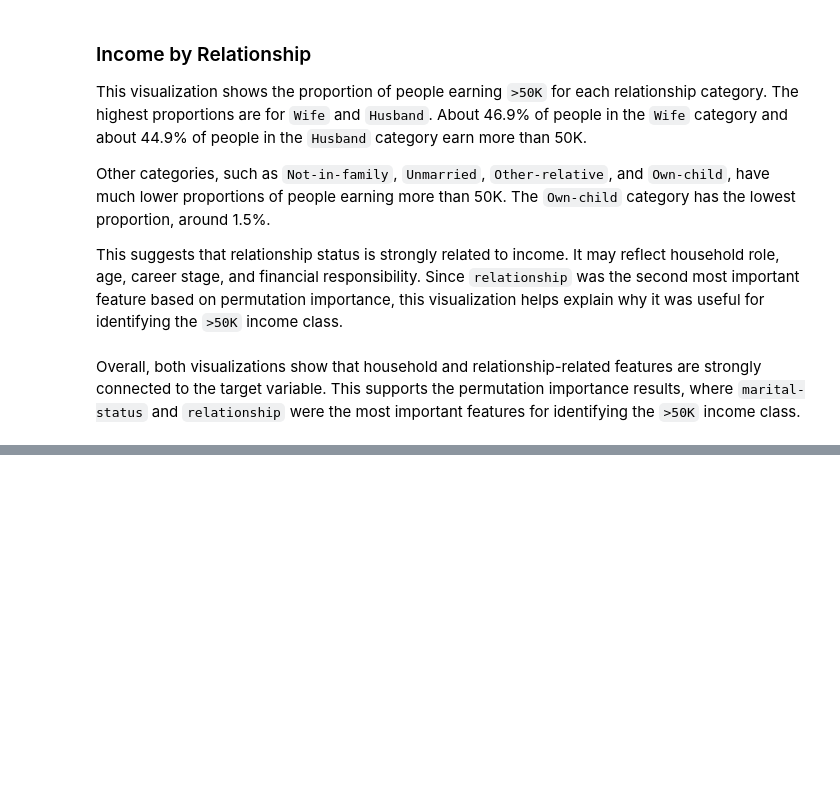
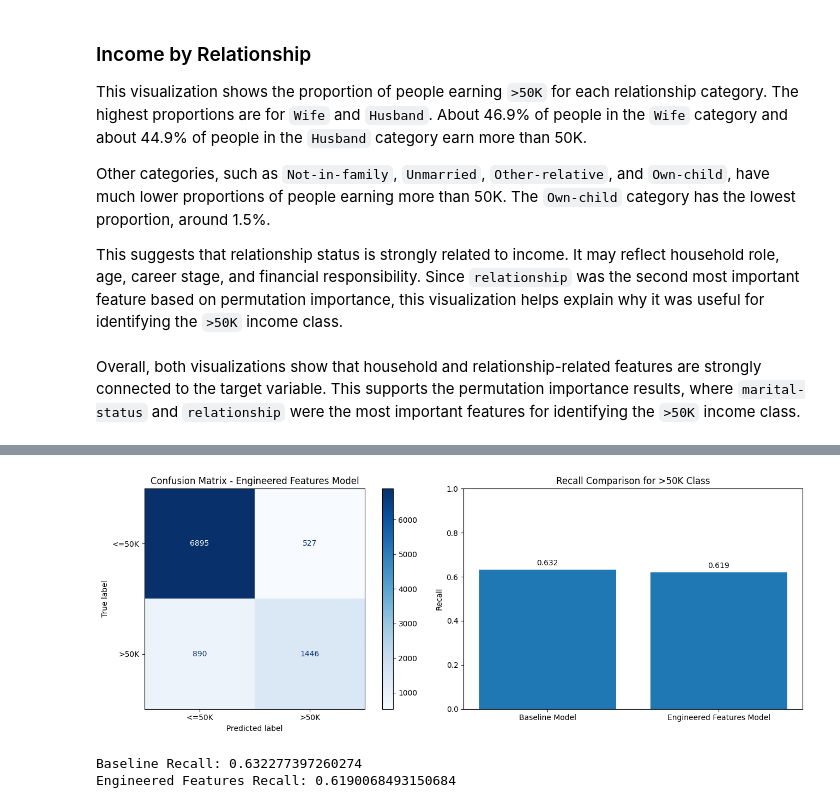
Before and after one commit to majdsabha/Project-2, a Jupyter notebook: Project_2_prat_1.ipynb, the cells around one changed output, grey strips where cells are left out. Cells and saved outputs as stored; diff of their text form; code cells hidden in the pictures; blank space fills up the shorter version.

```diff
--- a/Project_2_prat_1.ipynb
+++ b/Project_2_prat_1.ipynb
@@ -643,0 +720,8 @@ Overall, both visualizations show that household and relationship-related featur
+# %%
+# Step 4: Combine PCA components with original processed features
+
+X_train_engineered = np.hstack([X_train_processed, X_train_pca])
+X_test_engineered = np.hstack([X_test_processed, X_test_pca])
+
+# Check new shapes
+X_train_engineered.shape, X_test_engineered.shape
@@ -643,0 +734,66 @@ Overall, both visualizations show that household and relationship-related featur
+# %%
+# Step 5: Train Random Forest model with engineered features
+
+rf_engineered = RandomForestClassifier(random_state=42)
+
+# Fit the model on engineered training features
+rf_engineered.fit(X_train_engineered, y_train)
+
+# Make predictions
+engineered_train_preds = rf_engineered.predict(X_train_engineered)
+engineered_test_preds = rf_engineered.predict(X_test_engineered)
+
+# Evaluate the model
+print("Classification Report: Training Data")
+print(classification_report(y_train, engineered_train_preds))
+
+print("Classification Report: Test Data")
+print(classification_report(y_test, engineered_test_preds))
+
+
+# Confusion Matrix and Recall Comparison for engineered features model
+
+from sklearn.metrics import ConfusionMatrixDisplay, recall_score
+import matplotlib.pyplot as plt
+
+# Calculate recall for engineered features model
+engineered_recall = recall_score(
+    y_test,
+    engineered_test_preds,
+    pos_label='>50K'
+)
+
+# Create two plots side by side
+fig, axes = plt.subplots(1, 2, figsize=(14, 5))
+
+# Plot confusion matrix
+ConfusionMatrixDisplay.from_predictions(
+    y_test,
+    engineered_test_preds,
+    ax=axes[0],
+    cmap='Blues'
+)
+
+axes[0].set_title('Confusion Matrix - Engineered Features Model')
+
+# Plot recall comparison
+recall_scores = {
+    'Baseline Model': baseline_recall,
+    'Engineered Features Model': engineered_recall
+}
+
+axes[1].bar(recall_scores.keys(), recall_scores.values())
+axes[1].set_title('Recall Comparison for >50K Class')
+axes[1].set_ylabel('Recall')
+axes[1].set_ylim(0, 1)
+
+# Add recall values above bars
+for i, value in enumerate(recall_scores.values()):
+    axes[1].text(i, value + 0.02, f'{value:.3f}', ha='center')
+
+plt.tight_layout()
+plt.show()
+
+print("Baseline Recall:", baseline_recall)
+print("Engineered Features Recall:", engineered_recall)
+# %% [output]
@@ -643,0 +819,3 @@ Overall, both visualizations show that household and relationship-related featur
+[figure, added]
+Baseline Recall: 0.632277397260274
+Engineered Features Recall: 0.6190068493150684
```
Also changed, not shown: parts of 26 cells of this notebook.
